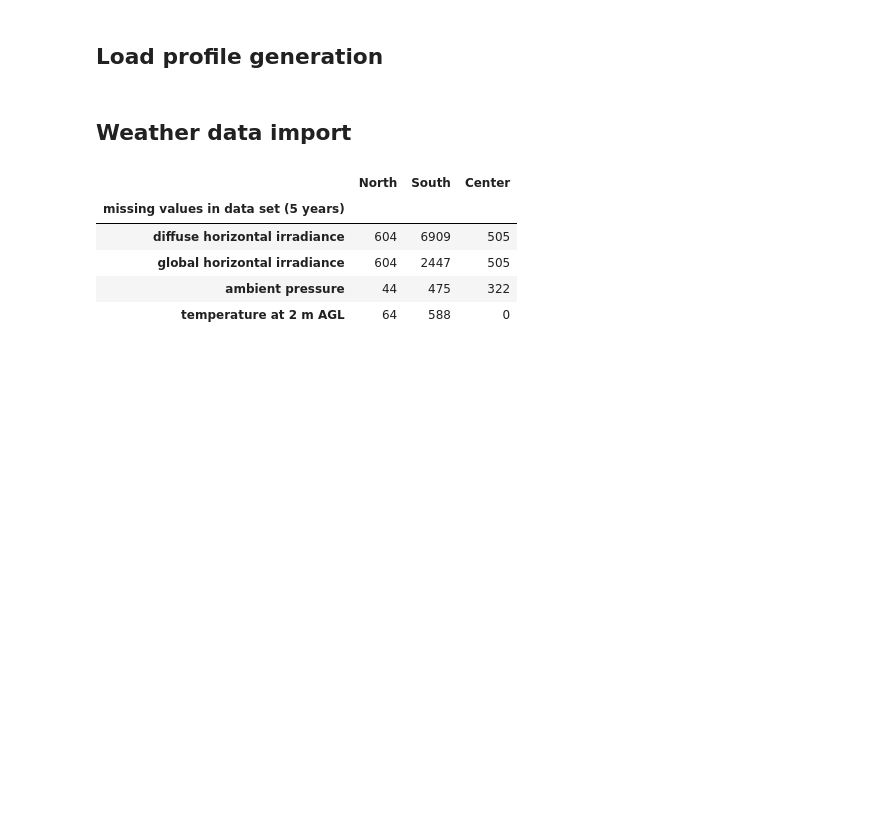
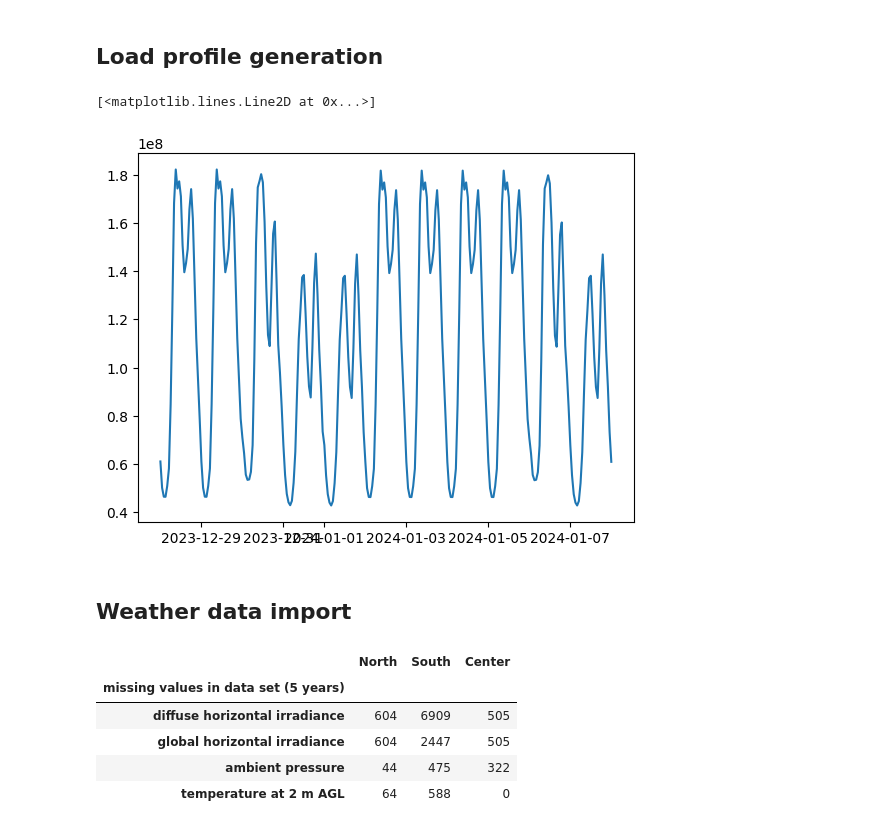
Before and after one commit to Lakim17/SERTS, a Jupyter notebook: pv_batt_opt.ipynb, the cells around one changed output. Saved outputs shown, nothing was run; the diff lists cells and outputs as text; code cells hidden in the pictures; blank space fills up the shorter version.

```diff
--- a/pv_batt_opt.ipynb
+++ b/pv_batt_opt.ipynb
@@ -58,6 +58,12 @@ for year in range(2020, 2050):
     dict_demand_year[year] = (df_load_commercial["g0"] + df_load_agriculture["l0"] + df_load_households["h0"]).resample('1h').mean()
 
 series_load = pd.concat(dict_demand_year.values())
+# %%
+# Hier noch Lastgänge visualisieren
+plt.plot(series_load["2023-12-28 00:00:00":"2024-01-08 00:00:00"])
+# %% [output]
+[<matplotlib.lines.Line2D at 0x...>]
+[figure, added]
 # %% [markdown]
 ## Weather data import
 # %%
```
Also changed, not shown: parts of 4 cells of this notebook, 1 other file.
